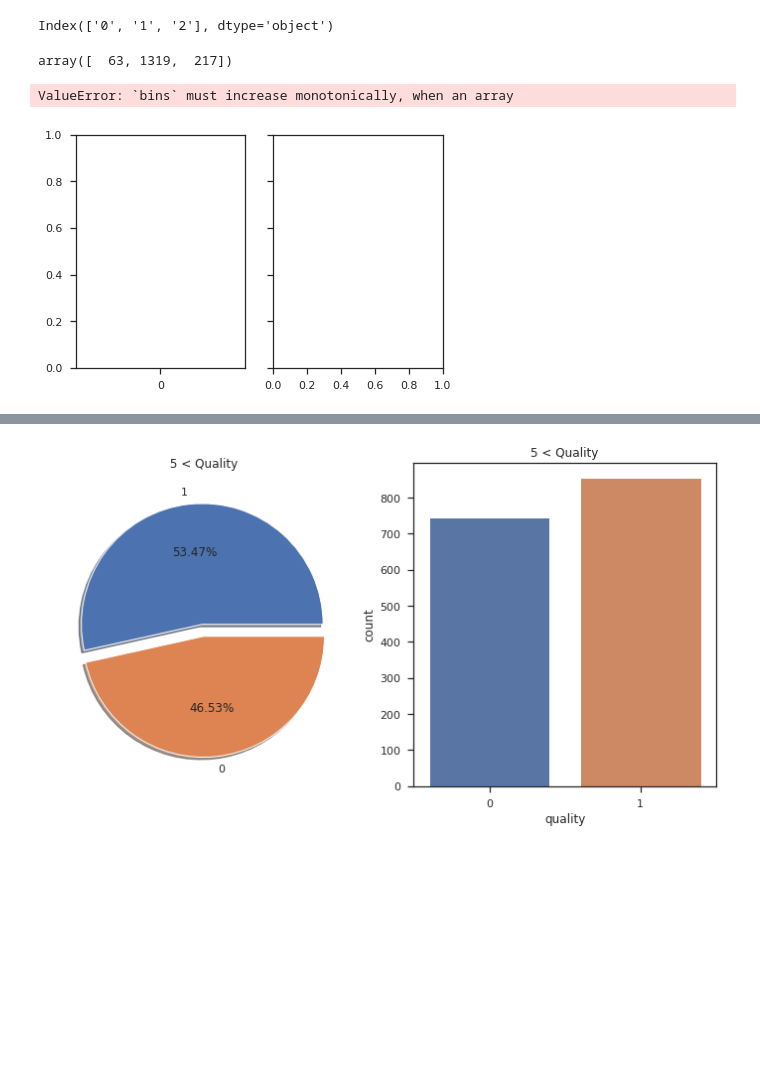
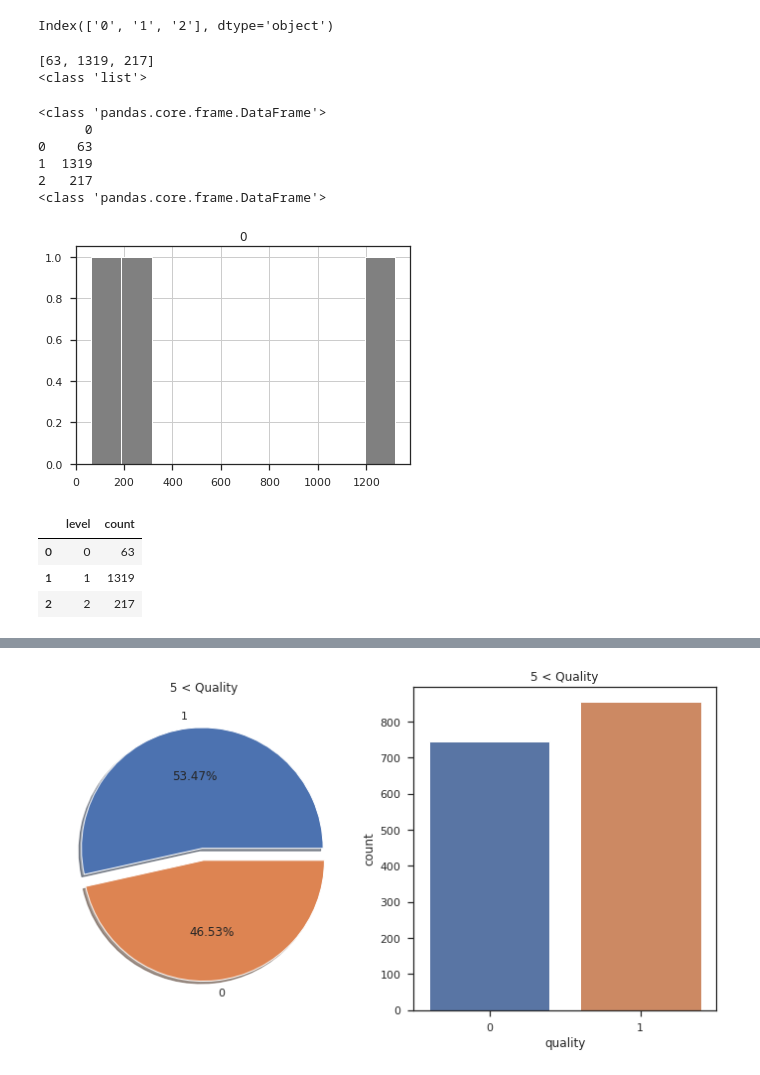
Before and after one commit to wonbae/wine-quality-sales, a Jupyter notebook: Redwine-analysis.ipynb, the cells around one changed output, grey strips where cells are left out. Drawn from its saved outputs; the diff is of its cells as text; code cells hidden in the pictures; blank space fills up the shorter version.

```diff
--- a/Redwine-analysis.ipynb
+++ b/Redwine-analysis.ipynb
@@ -342,14 +346,35 @@ idx
 Index(['0', '1', '2'], dtype='object')
 # %%
 val = count_res.values
-val
+val = list(val)
+print(val)
+print(type(val))
 # %% [output]
-array([  63, 1319,  217])
+[63, 1319, 217]
+<class 'list'>
-# %%
-n_bins = 20
-fig, axs = plt.subplots(1,2, sharey=True, tight_layout=True)
-axs[0].hist(idx, val)
-axs[1].hist(val, bins=n_bins)
-# %% [output]
-ValueError: `bins` must increase monotonically, when an array
-[figure, removed]
+# %%
+count_res_df = pd.DataFrame(data=val, index=idx)
+print(type(count_res_df))
+
+print(count_res_df)
+print(type(count_res_df))
+# %% [output]
+<class 'pandas.core.frame.DataFrame'>
+      0
+0    63
+1  1319
+2   217
+<class 'pandas.core.frame.DataFrame'>
+# %%
+ax = count_res_df.hist(color='gray')
+# %% [output]
+[figure, added]
+# %%
+d = {'level': [0,1,2], 'count': [63,1319,217]}
+count_res_df = pd.DataFrame(data=d)
+count_res_df
+# %% [output]
+|  | level | count |
+| 0 | 0 | 63 |
+| 1 | 1 | 1319 |
+| 2 | 2 | 217 |
```
Also changed, not shown: parts of 8 cells of this notebook.
